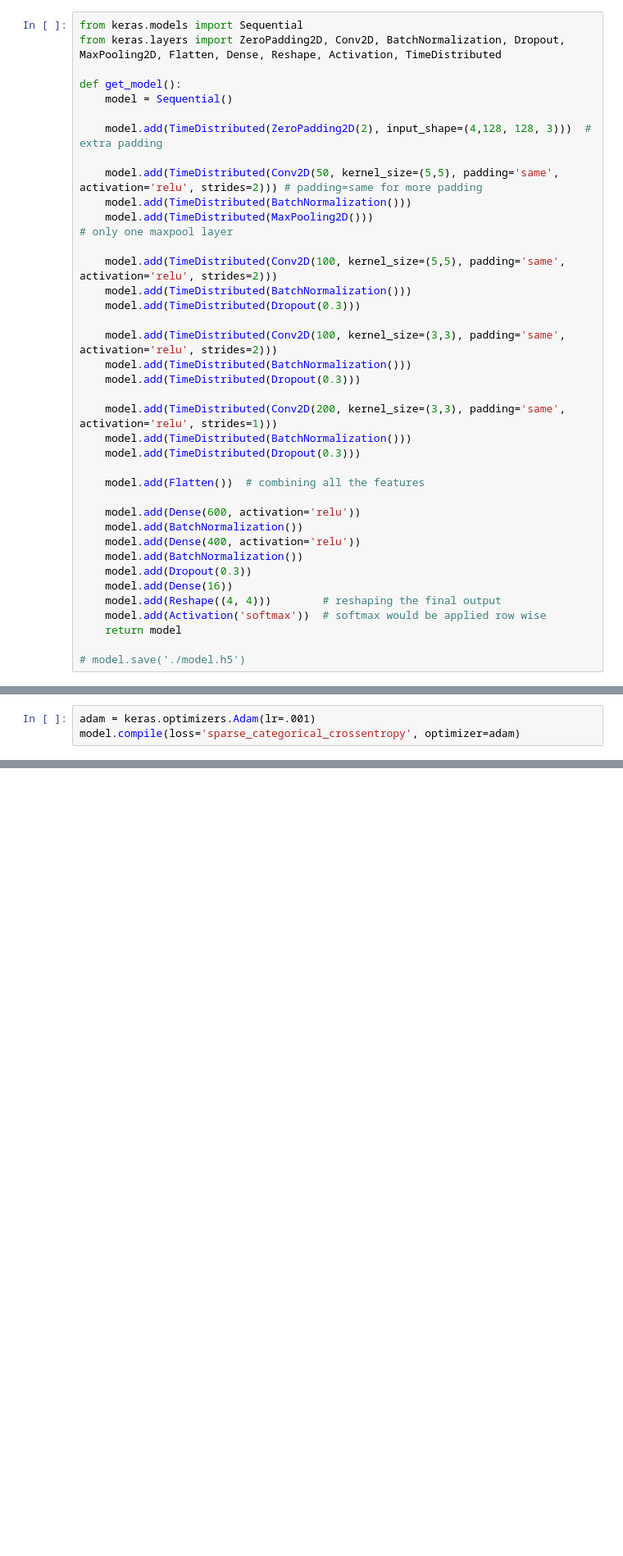
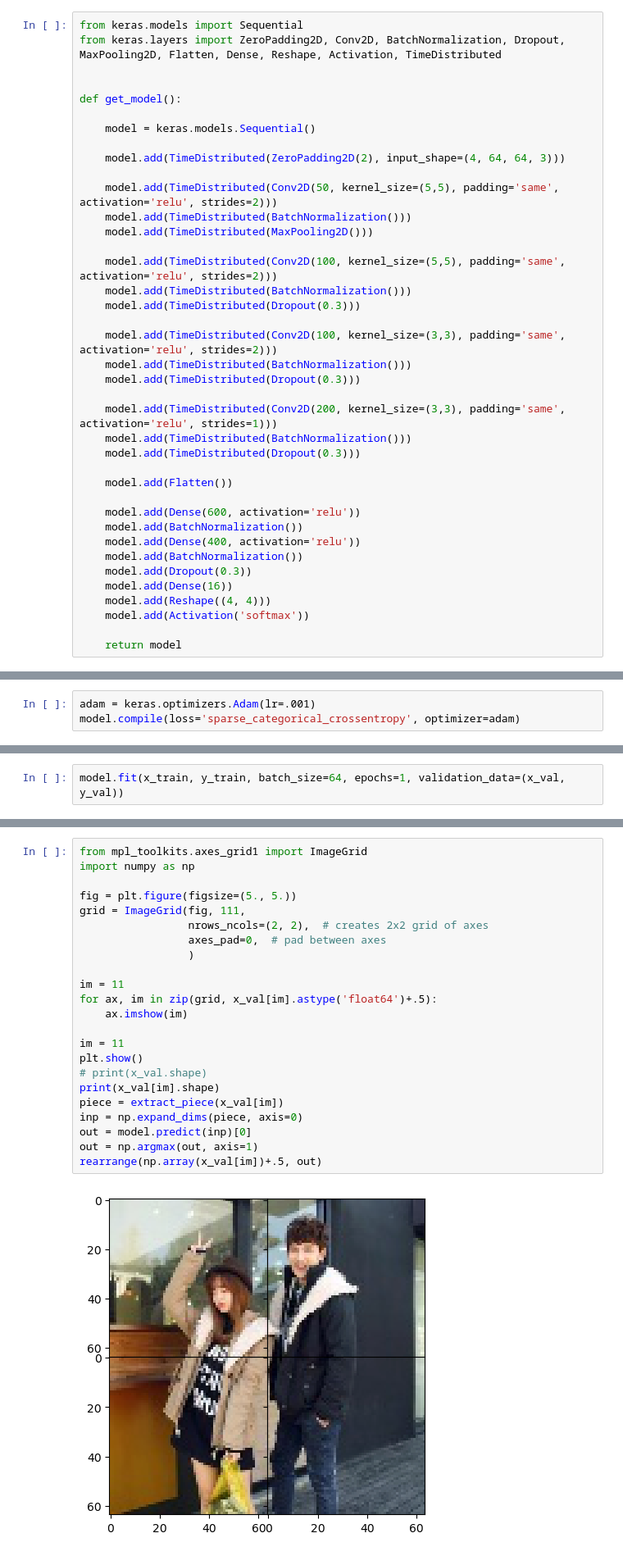
Before and after one commit to fantamanatee/datathon2022, a Jupyter notebook: src/train_model.ipynb, the cells around one changed output, grey strips where cells are left out. Shown at 82% size. Drawn from its saved outputs; the diff is of its cells as text; blank space fills up the shorter version.

Commit message:
completed training model but my laptop can't run

```diff
--- a/src/train_model.ipynb
+++ b/src/train_model.ipynb
@@ -13,14 +14,16 @@ from utils import rearrange, load_data, extract_piece, swap_piece
 from keras.models import Sequential
 from keras.layers import ZeroPadding2D, Conv2D, BatchNormalization, Dropout, MaxPooling2D, Flatten, Dense, Reshape, Activation, TimeDistributed
 
+
 def get_model():
-    model = Sequential()
 
-    model.add(TimeDistributed(ZeroPadding2D(2), input_shape=(4,128, 128, 3)))  # extra padding
+    model = keras.models.Sequential()
 
-    model.add(TimeDistributed(Conv2D(50, kernel_size=(5,5), padding='same', activation='relu', strides=2))) # padding=same for more padding
+    model.add(TimeDistributed(ZeroPadding2D(2), input_shape=(4, 64, 64, 3)))
+
+    model.add(TimeDistributed(Conv2D(50, kernel_size=(5,5), padding='same', activation='relu', strides=2)))
     model.add(TimeDistributed(BatchNormalization()))
-    model.add(TimeDistributed(MaxPooling2D()))                                                              # only one maxpool layer
+    model.add(TimeDistributed(MaxPooling2D()))
 
     model.add(TimeDistributed(Conv2D(100, kernel_size=(5,5), padding='same', activation='relu', strides=2)))
     model.add(TimeDistributed(BatchNormalization()))
@@ -34,7 +37,7 @@ def get_model():
     model.add(TimeDistributed(BatchNormalization()))
     model.add(TimeDistributed(Dropout(0.3)))
 
-    model.add(Flatten())  # combining all the features
+    model.add(Flatten())
 
     model.add(Dense(600, activation='relu'))
     model.add(BatchNormalization())
@@ -42,10 +45,9 @@ def get_model():
     model.add(BatchNormalization())
     model.add(Dropout(0.3))
     model.add(Dense(16))
-    model.add(Reshape((4, 4)))        # reshaping the final output
-    model.add(Activation('softmax'))  # softmax would be applied row wise
+    model.add(Reshape((4, 4)))
+    model.add(Activation('softmax'))
+
     return model
-
-# model.save('./model.h5')
 # %%
 base_path = './../'
@@ -67,0 +70,2 @@ FileNotFoundError: [Errno 2] No such file or directory: './../trainall_data/vali
+# %%
+model.fit(x_train, y_train, batch_size=64, epochs=1, validation_data=(x_val, y_val))
@@ -67,0 +77,25 @@ FileNotFoundError: [Errno 2] No such file or directory: './../trainall_data/vali
+# %%
+from mpl_toolkits.axes_grid1 import ImageGrid
+import numpy as np
+
+fig = plt.figure(figsize=(5., 5.))
+grid = ImageGrid(fig, 111,
+                 nrows_ncols=(2, 2),  # creates 2x2 grid of axes
+                 axes_pad=0,  # pad between axes
+                 )
+
+im = 11
+for ax, im in zip(grid, x_val[im].astype('float64')+.5):
+    ax.imshow(im)
+
+im = 11
+plt.show()
+# print(x_val.shape)
+print(x_val[im].shape)
+piece = extract_piece(x_val[im])
+inp = np.expand_dims(piece, axis=0)
+out = model.predict(inp)[0]
+out = np.argmax(out, axis=1)
+rearrange(np.array(x_val[im])+.5, out)
+# %% [output]
+[figure, added]
```
Also changed, not shown: parts of 7 cells of this notebook.
